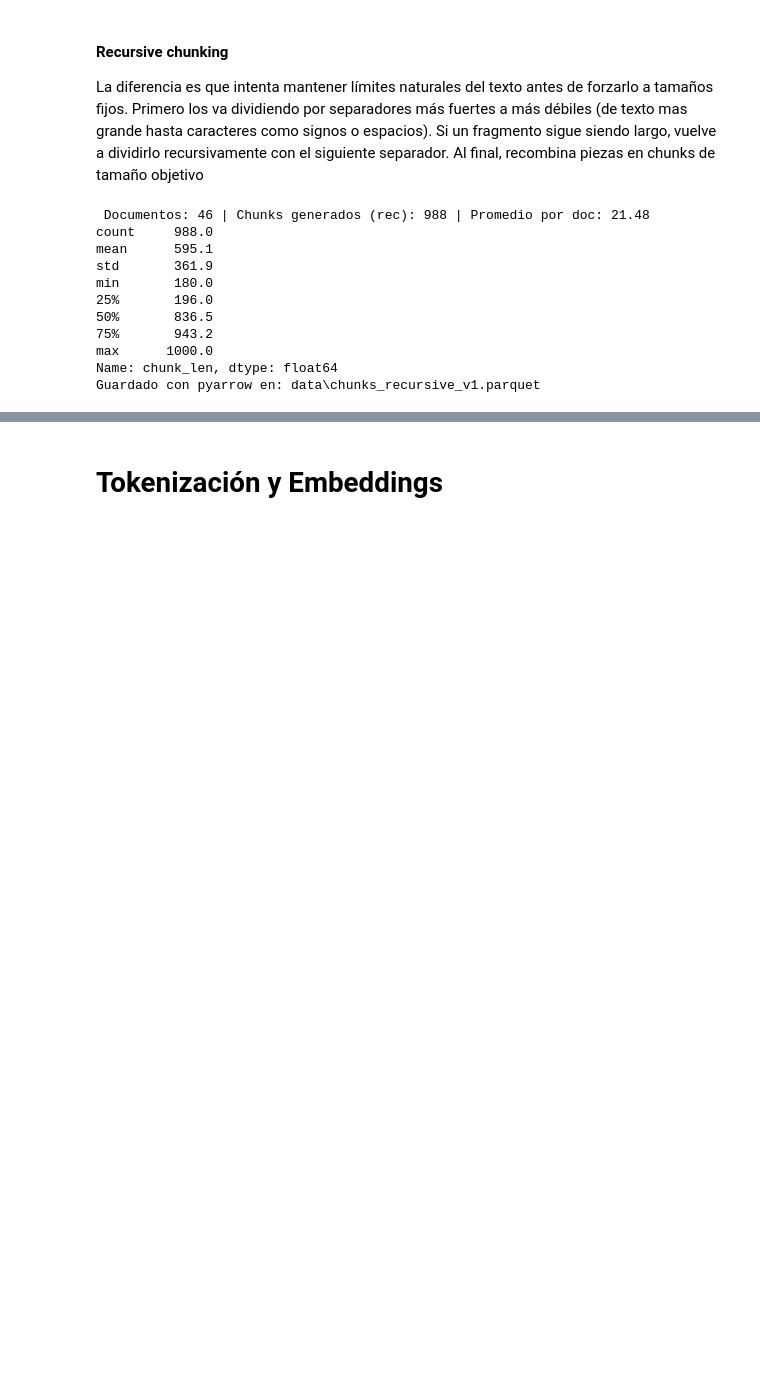
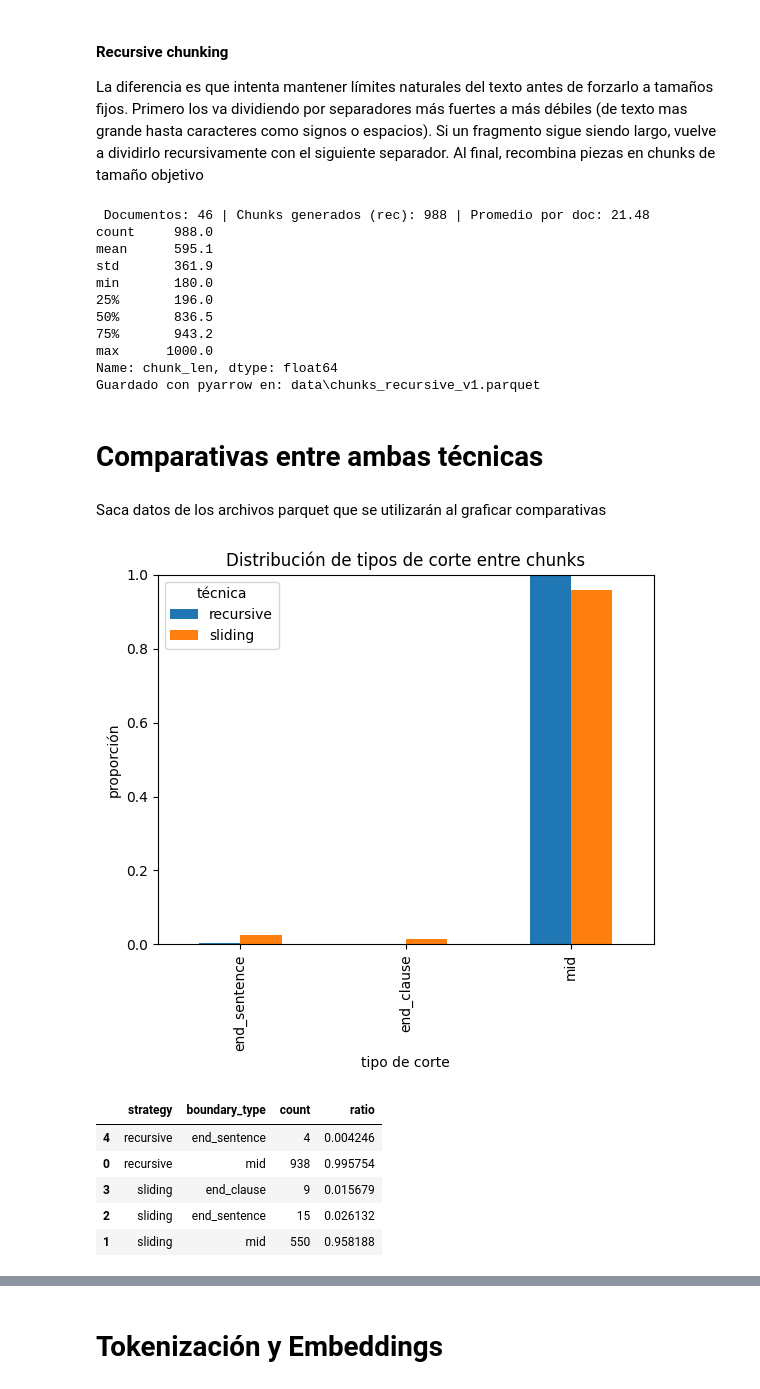
Before and after one commit to Idmc01/Tareas-IA, a Jupyter notebook: Tarea_4.ipynb, the cells around one changed output, grey strips where cells are left out. Drawn from its saved outputs; the diff is of its cells as text; code cells hidden in the pictures; blank space fills up the shorter version.

```diff
--- a/Tarea_4.ipynb
+++ b/Tarea_4.ipynb
@@ -770,3 +795,7 @@ min       180.0
 max      1000.0
 Name: chunk_len, dtype: float64
 Guardado con pyarrow en: data\chunks_recursive_v1.parquet
+# %% [markdown]
+# Comparativas entre ambas técnicas
+# %% [markdown]
+Saca datos de los archivos parquet que se utilizarán al graficar comparativas
@@ -772,0 +831,64 @@ Guardado con pyarrow en: data\chunks_recursive_v1.parquet
+# %%
+import re
+import pandas as pd
+import matplotlib.pyplot as plt
+
+# 1) Preparar columnas mínimas: texto y orden por documento
+s = df_s.copy()
+s["text"] = s.get("chunk", s.get("text", ""))
+s["order"] = s.get("chunk_index", 0)
+
+r = df_r.copy()
+r["text"] = r.get("chunk_text", r.get("text", ""))
+# usa chunk_index si existe; si no, extrae sufijo numérico de chunk_id
+if "chunk_index" in r.columns:
+    r["order"] = r["chunk_index"]
+else:
+    r["order"] = r["chunk_id"].astype(str).str.extract(r'_(\d+)$').fillna(0).astype(int)
+
+s["strategy"] = "sliding"
+r["strategy"] = "recursive"
+
+keep = ["fuente", "text", "order", "strategy"]
+dfb = pd.concat([s[keep], r[keep]], ignore_index=True)
+
+# 2) Clasificación simple del límite entre chunks consecutivos
+def classify_boundary(prev_text: str, next_text: str) -> str:
+    pt = str(prev_text).rstrip()
+    nt = str(next_text).lstrip()
+    last = pt[-1] if pt else ""
+    if last in ".?!": return "end_sentence"
+    if last in ";:,": return "end_clause"
+    return "mid"
+
+rows = []
+for (fuente, strat), g in dfb.sort_values(["fuente","order"]).groupby(["fuente","strategy"]):
+    tx = g["text"].tolist()
+    for i in range(len(tx)-1):
+        rows.append({"strategy": strat, "boundary_type": classify_boundary(tx[i], tx[i+1])})
+
+stats = pd.DataFrame(rows).value_counts(["strategy","boundary_type"]).rename("count").reset_index()
+if not stats.empty:
+    stats["ratio"] = stats["count"] / stats.groupby("strategy")["count"].transform("sum")
+
+# 3) Gráfico de barras comparativo
+pivot = stats.pivot(index="boundary_type", columns="strategy", values="ratio").fillna(0.0)
+pivot = pivot.reindex(["end_sentence","end_clause","mid"])  # orden fijo
+pivot.plot(kind="bar")
+plt.title("Distribución de tipos de corte entre chunks")
+plt.ylabel("proporción")
+plt.xlabel("tipo de corte")
+plt.ylim(0, 1)
+plt.legend(title="técnica")
+plt.show()
+
+# (opcional) ver tabla
+display(stats.sort_values(["strategy","boundary_type"]))
+# %% [output]
+[figure, added]
+|  | strategy | boundary_type | count | ratio |
+| 4 | recursive | end_sentence | 4 | 0.004246 |
+| 0 | recursive | mid | 938 | 0.995754 |
+| 3 | sliding | end_clause | 9 | 0.015679 |
+| 2 | sliding | end_sentence | 15 | 0.026132 |
+| 1 | sliding | mid | 550 | 0.958188 |
```
Also changed, not shown: parts of 19 cells of this notebook.
